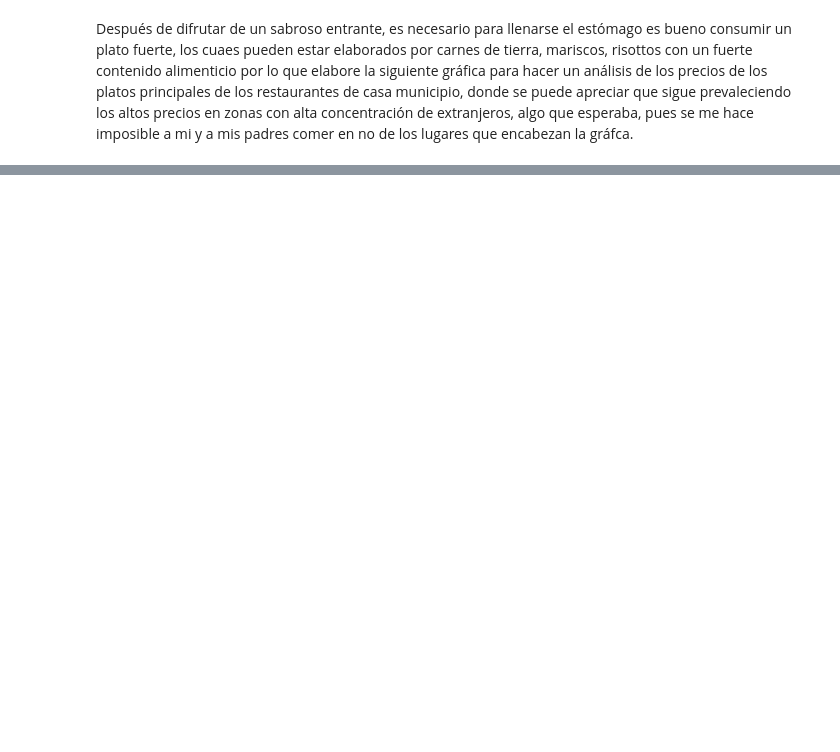
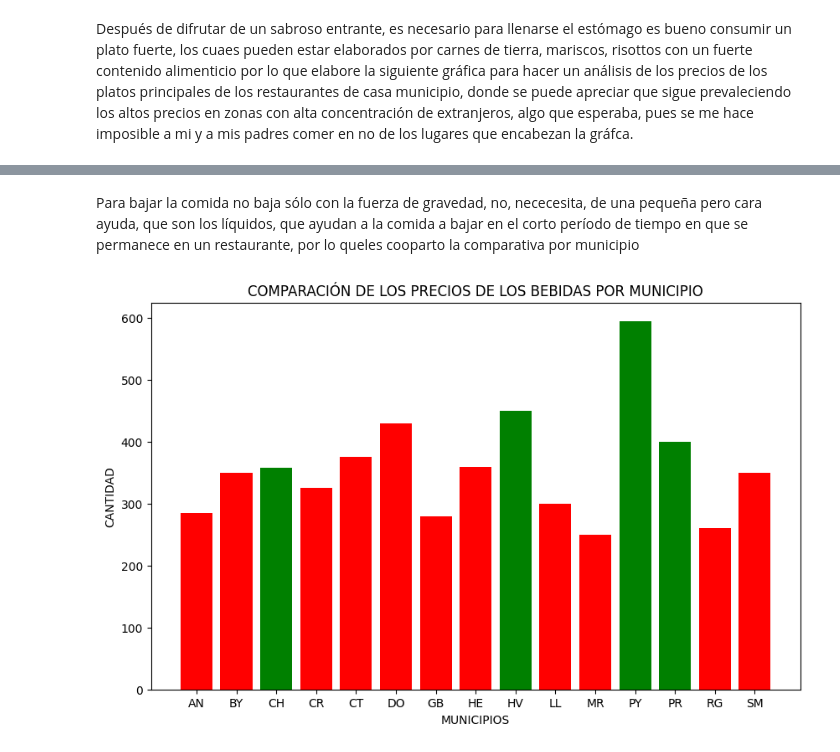
Before and after one commit to Datadrummer-jr/Food-Data, a Jupyter notebook: Project Code/restaurant project.ipynb, the cells around one changed output, grey strips where cells are left out. Cells and saved outputs as stored; diff of their text form; code cells hidden in the pictures; blank space fills up the shorter version.

```diff
--- a/Project Code/restaurant project.ipynb
+++ b/Project Code/restaurant project.ipynb
@@ -634,0 +150,9 @@ plt.show()
+# %% [markdown]
+ Para bajar la comida no baja sólo con la fuerza de gravedad, no, nececesita, de una pequeña pero cara ayuda, que son los líquidos, que ayudan a la comida a bajar en el corto período de tiempo en que se permanece en un restaurante, por lo queles cooparto la comparativa por municipio
+# %%
+dk = []
+for d in x:
+    dk.append(media(d,"drinks"))
+pyplot_bar(dk, "COMPARACIÓN DE LOS PRECIOS DE LOS BEBIDAS POR MUNICIPIO")
+# %% [output]
+[figure, added]
```
Also changed, not shown: parts of 55 cells of this notebook, 5 other files.
